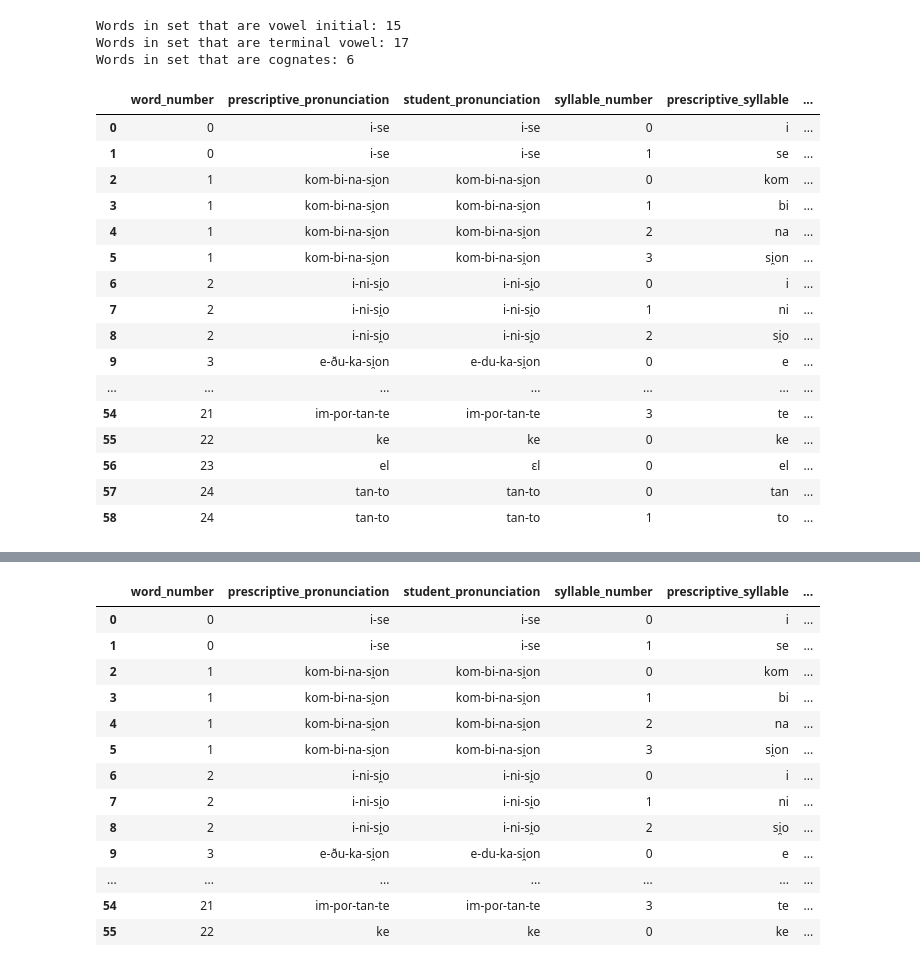
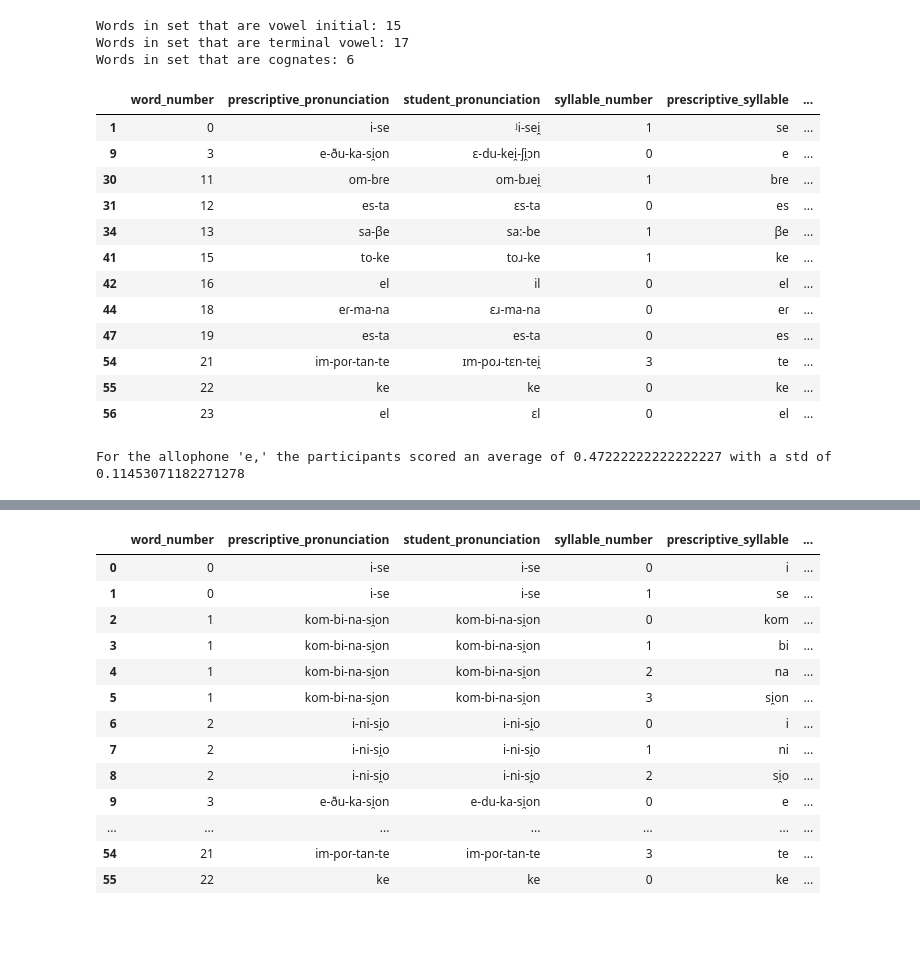
Before and after one commit to djdebonis/IPA_vowel_compare, a Jupyter notebook: IPA_vowel_analyze.ipynb, the cells around one changed output, grey strips where cells are left out. Cells and saved outputs as stored; diff of their text form; code cells hidden in the pictures; blank space fills up the shorter version.

```diff
--- a/IPA_vowel_analyze.ipynb
+++ b/IPA_vowel_analyze.ipynb
@@ -231,0 +288,25 @@ def string_list_phoneme_compare(response,answer):
+# %%
+def filter_by_allophone(ls_of_dfs, allophone):
+    """
+    Filter the entire list of dataframes by a specific allophone.
+
+    Parameters
+    ----------
+    :allophone: the allophone that you want to focus on, e.g. 'a', 'e', etc.
+    :ls_of_dfs: a list of pandas DataFrames that you want to filter by some criteria
+
+    Returns
+    --------
+    :returns: a list of filtered dataframes
+    :rtype: list of pd DataFrames
+
+    """
+
+    new_ls_of_dfs = []
+
+    for i in range(len(ls_of_dfs)):
+        temp_df = ls_of_dfs[i]
+        temp_df = temp_df[temp_df['correct_allophone'] == allophone]
+        new_ls_of_dfs.append(temp_df)
+
+    return(new_ls_of_dfs)
@@ -253,3 +352,6 @@ partic03 = rm_stress(partic03_raw)
 partic04 = rm_stress(partic04_raw)
 partic05 = rm_stress(partic05_raw)
 partic07 = rm_stress(partic07_raw)
+# %%
+study_data = datasheet_compile(data,prescriptive) # turn the list of lists of strings into a list of dataframes
+study_data[1].head(3) # print a small amount as demonstraation
@@ -316,24 +387,27 @@ print("Words in set that are cognates: " + str(cognates_count))
 Words in set that are vowel initial: 15
 Words in set that are terminal vowel: 17
 Words in set that are cognates: 6
-# %%
-dfs = datasheet_compile(data,prescriptive)
-dfs[1]
-# %% [output]
-|  | word_number | prescriptive_pronunciation | student_pronunciation | syllable_number | prescriptive_syllable | ... |
-| 0 | 0 | i-se | i-se | 0 | i | ... |
-| 1 | 0 | i-se | i-se | 1 | se | ... |
-| 2 | 1 | kom-bi-na-si̯on | kom-bi-na-si̯on | 0 | kom | ... |
-| 3 | 1 | kom-bi-na-si̯on | kom-bi-na-si̯on | 1 | bi | ... |
-| 4 | 1 | kom-bi-na-si̯on | kom-bi-na-si̯on | 2 | na | ... |
-| 5 | 1 | kom-bi-na-si̯on | kom-bi-na-si̯on | 3 | si̯on | ... |
-| 6 | 2 | i-ni-si̯o | i-ni-si̯o | 0 | i | ... |
-| 7 | 2 | i-ni-si̯o | i-ni-si̯o | 1 | ni | ... |
-| 8 | 2 | i-ni-si̯o | i-ni-si̯o | 2 | si̯o | ... |
-| 9 | 3 | e-ðu-ka-si̯on | e-du-ka-si̯on | 0 | e | ... |
-| ... | ... | ... | ... | ... | ... | ... |
-| 54 | 21 | im-poɾ-tan-te | im-poɾ-tan-te | 3 | te | ... |
-| 55 | 22 | ke | ke | 0 | ke | ... |
-| 56 | 23 | el | ɛl | 0 | el | ... |
-| 57 | 24 | tan-to | tan-to | 0 | tan | ... |
-| 58 | 24 | tan-to | tan-to | 1 | to | ... |
+# %%
+e_dfs = filter_by_allophone("e", study_data) # filter list of dfs by whether the allophone of interest is 'i'
+i_dfs[0]
+# %% [output]
+|  | word_number | prescriptive_pronunciation | student_pronunciation | syllable_number | prescriptive_syllable | ... |
+| 1 | 0 | i-se | ʲi-sei̯ | 1 | se | ... |
+| 9 | 3 | e-ðu-ka-si̯on | ɛ-du-kei̯-ʃi̯ɔn | 0 | e | ... |
+| 30 | 11 | om-bɾe | om-bɹei̯ | 1 | bɾe | ... |
+| 31 | 12 | es-ta | ɛs-ta | 0 | es | ... |
+| 34 | 13 | sa-βe | sa:-be | 1 | βe | ... |
+| 41 | 15 | to-ke | toɹ-ke | 1 | ke | ... |
+| 42 | 16 | el | il | 0 | el | ... |
+| 44 | 18 | eɾ-ma-na | ɛɹ-ma-na | 0 | eɾ | ... |
+| 47 | 19 | es-ta | es-ta | 0 | es | ... |
+| 54 | 21 | im-poɾ-tan-te | ɪm-poɹ-tɛn-tei̯ | 3 | te | ... |
+| 55 | 22 | ke | ke | 0 | ke | ... |
+| 56 | 23 | el | ɛl | 0 | el | ... |
+# %%
+e_accuracy = get_proportions(e_dfs)
+e_accuracy_mean = np.mean(e_accuracy)
+e_accuracy_std = np.std(e_accuracy)
+print("For the allophone 'e,' the participants scored an average of " + str(e_accuracy_mean) + " with a std of " + str(e_accuracy_std))
+# %% [output]
+For the allophone 'e,' the participants scored an average of 0.47222222222222227 with a std of 0.11453071182271278
```
Also changed, not shown: parts of 20 cells of this notebook, 2 other files.
